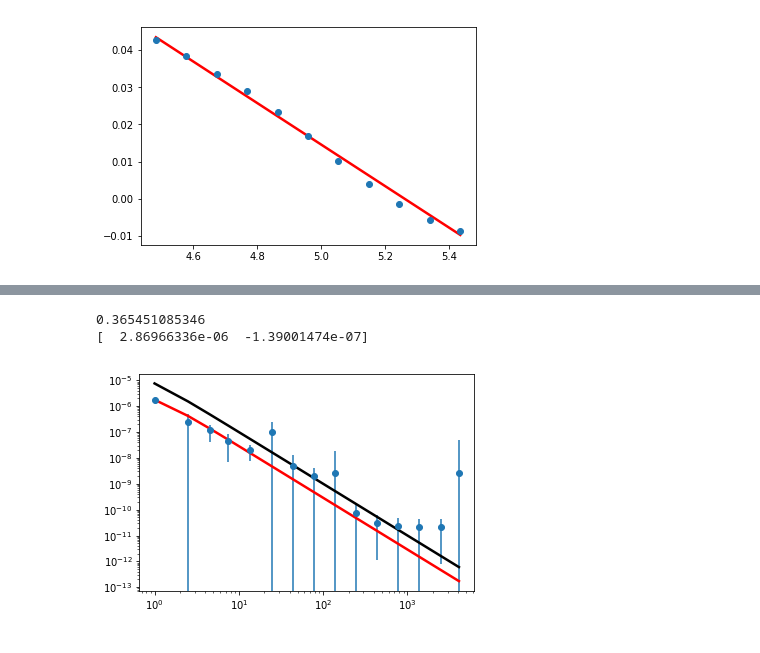
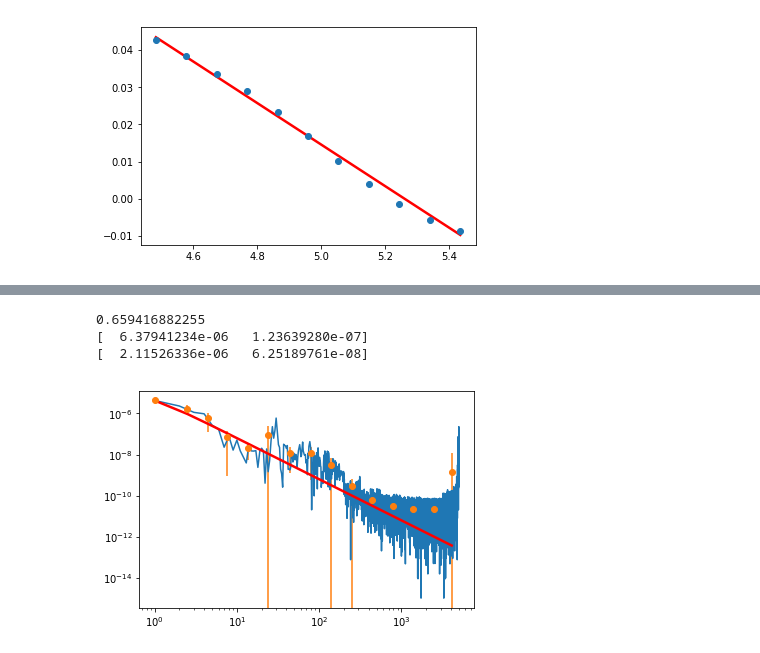
Before and after one commit to evantey14/jlab, a Jupyter notebook: opttrap.ipynb, the cells around one changed output, grey strips where cells are left out. Cells and saved outputs as stored; diff of their text form; code cells hidden in the pictures.

Commit message:
Remove outliers from PSD analysis

```diff
--- a/opttrap.ipynb
+++ b/opttrap.ipynb
@@ -129,41 +129,54 @@ kB/a =  0.000192233833009 +/- 8.26527071903e-07
 # %%
 # PSD Analysis
-floating_data = load_data('opttrap/' + FLOATING_DATA[1])
+floating_data = load_data('opttrap/' + FLOATING_DATA[0])
 
 fft = np.fft.fft(floating_data['qpdx'])
 
 r = 5000 # samples / s
 psd = pd.DataFrame()
 psd['f'] = pd.Series(np.arange(0, len(fft) / (len(fft) - 1) * r, r / (len(fft) - 1)))
 psd['xf'] = pd.Series(np.real(fft*np.conjugate(fft)) / r**2)
-psd['exf'] = ((5e-9*len(fft)*psd['xf']*2)**2 + (0)**2)
 
-def psdmodel(f, A, a):
-    b = 3 * 3.14159 * 9.34e-4 * 3.2e-6 # 3 pi nu [Pa*s] d [m]
-    return A / (f**2 + (a/2/3.14159/b)**2)
-
+# bin data
 nbins = 16
 BINS = np.array([10**i for i in np.arange(0, 4, 4/nbins)])
 psd['bin'] = pd.cut(psd['f'], bins=BINS)
 psd = psd.drop(0) # drop 0 frequency
 
-meanbin = psd.groupby('bin').mean()
+groupedpsd = psd.groupby('bin') # gropu data by bin
+
+# drop outliers (over 2 sigma away from bin's mean)
+psd['outlier'] = groupedpsd['xf'].apply(lambda group: np.abs(group - group.mean()) > 2*group.std())
+psd = psd[psd['outlier'] == False]
+
+groupedpsd = psd.groupby('bin') # regroup after throwing out outliers
+
+# bin data to find means and error
+meanbin = groupedpsd.mean()
 meanbin = meanbin[pd.notnull(meanbin['f'])] # remove bins that don't have values?
 meanbin['exf'] = psd.groupby('bin').std()['xf']
 meanbin = meanbin.fillna(1e-8) # TODO: figure out how to bin so that there isn't just 1 value in some bins
 #print(meanbin)
 
-popt, perr, redchisq = utils.fit_model(meanbin['f'], meanbin['xf'], meanbin['exf'], (0, 1e-5), psdmodel)
+# fit to psd model
+def psdmodel(f, A, a):
+    b = 3 * 3.14159 * 9.34e-4 * 3.2e-6 # 3 pi nu [Pa*s] d [m]
+    return A / (f**2 + (a/2/3.14159/b)**2)
+
+popt, perr, redchisq = utils.fit_model(meanbin['f'], meanbin['xf'], meanbin['exf'], (1, 1e-6), psdmodel)
 print(redchisq)
 print(popt)
+print(perr)
 
+plt.plot(psd['f'], psd['xf'])
 utils.plot_data(meanbin['f'], meanbin['xf'], meanbin['exf'])
-utils.plot_model(meanbin['f'], psdmodel, (1e-5, 1e-7), 'k', '')
+#utils.plot_model(meanbin['f'], psdmodel, (1e-5, 1e-7), 'k', '')
 utils.plot_model(meanbin['f'], psdmodel, popt, 'r', '')
 plt.yscale('log')
 plt.xscale('log')
 plt.show()
 # %% [output]
-0.365451085346
-[  2.86966336e-06  -1.39001474e-07]
+0.659416882255
+[  6.37941234e-06   1.23639280e-07]
+[  2.11526336e-06   6.25189761e-08]
-[figure, old version]
+[figure, new version]
```
Also changed, not shown: parts of 2 cells of this notebook.
